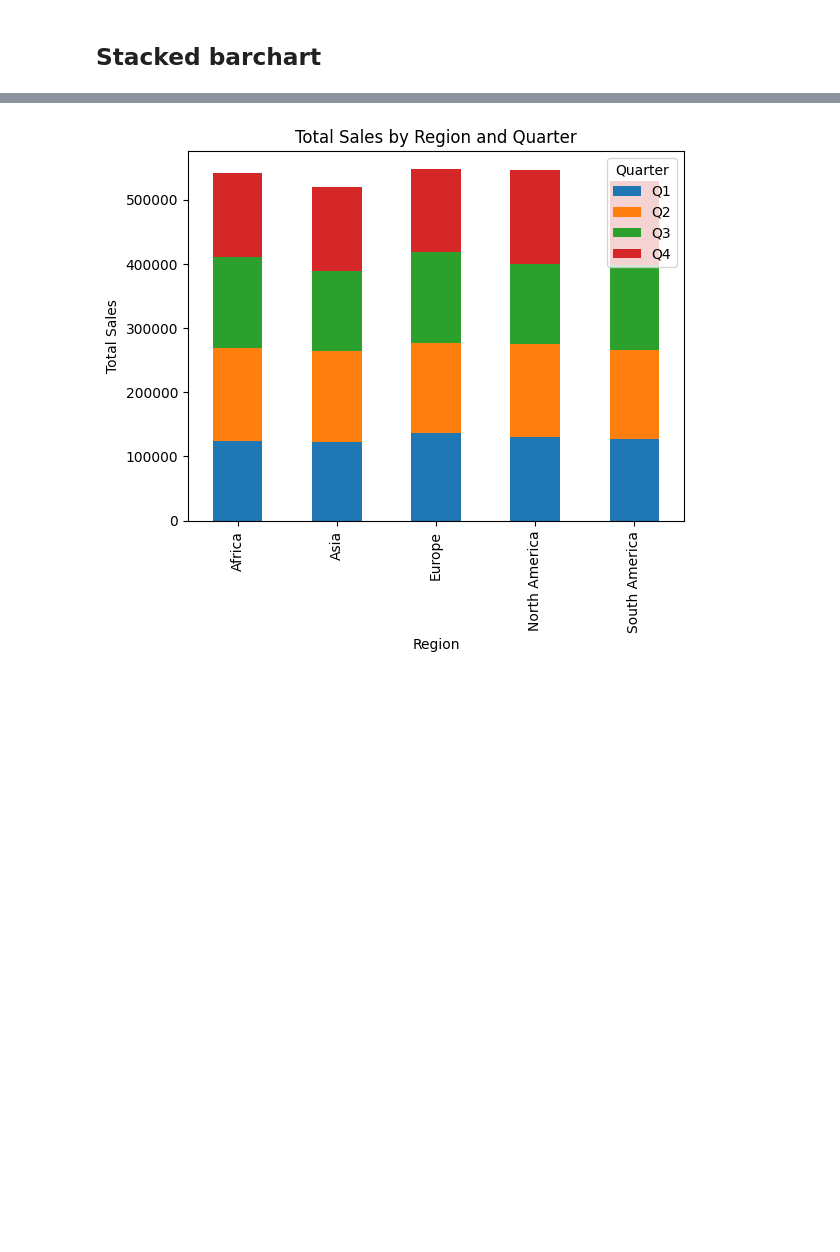
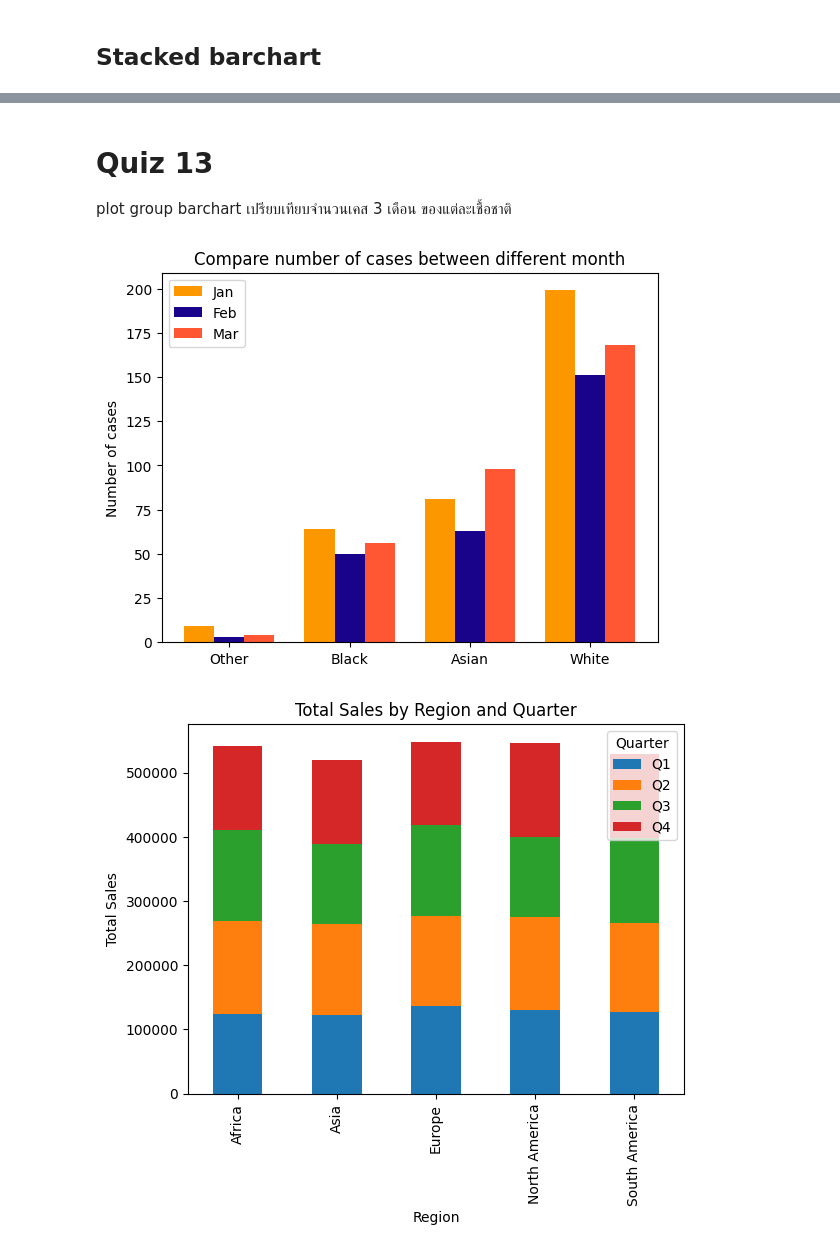
Before and after one commit to jangInw007/dataviz2025, a Jupyter notebook: Visualize_Data_Comparison_2025.ipynb, the cells around one changed output, grey strips where cells are left out. Saved outputs shown, nothing was run; the diff lists cells and outputs as text; code cells hidden in the pictures; blank space fills up the shorter version.

Commit message:
Quiz 13

```diff
--- a/Visualize_Data_Comparison_2025.ipynb
+++ b/Visualize_Data_Comparison_2025.ipynb
@@ -142,3 +169,24 @@ plt.title('Number of Cases open by police with different ethnicities over Jan-Ap
+# %% [markdown]
+# Quiz 13
+plot group barchart เปรียบเทียบจำนวนเคส 3 เดือน ของแต่ละเชื้อชาติ
+# %%
+import numpy as np
+x = np.arange(len(compared_police_eth1))
+width = 0.25
+
+fig, ax = plt.subplots()
+rects1 = ax.bar(x - width/2, compared_police_eth1['Type'], width, label='Jan', color = '#fc9700')
+rects2 = ax.bar(x + width/2, compared_police_eth2['Type'], width, label='Feb', color = '#19038a')
+rects3 = ax.bar(x + width/2 + width, compared_police_eth3['Type'], width, label='Mar', color = '#FF5733')
+
+# Add some text for labels, title and custom x-axis tick labels, etc.
+ax.set_ylabel('Number of cases')
+ax.set_title('Compare number of cases between different month')
+ax.set_xticks(x + width/2)
+ax.set_xticklabels(compared_police_eth1['Officer-defined ethnicity'])
+ax.legend();
+# %% [output]
+[figure, added]
 # %%
 # prompt: สร้าง bar chart เปรียบเทียบปริมาณ sales ทั้งหมดในแต่ละ quarter ของแต่ละ region ด้วย stacked barchart
 
```
Also changed, not shown: parts of 6 cells of this notebook.
